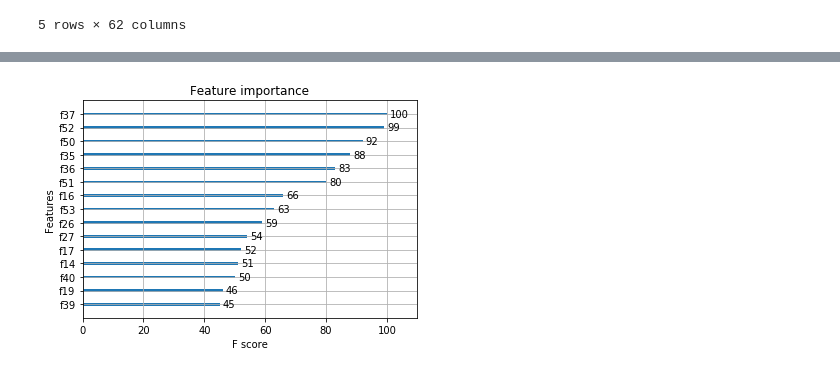
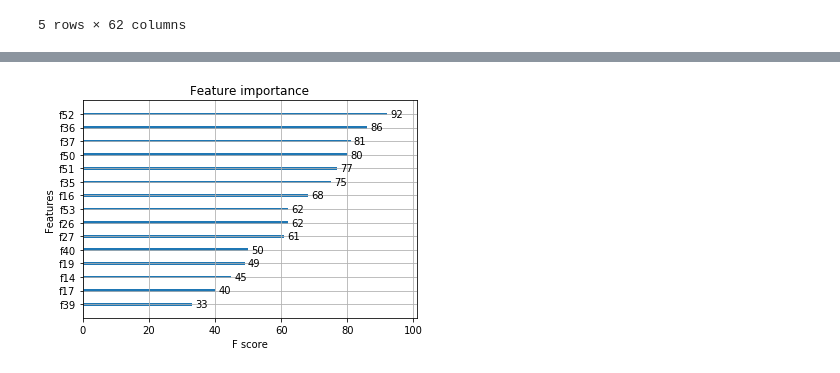
Before and after one commit to TheMoods/MarchMadness, a Jupyter notebook: 4_Jonas_XGB_Ensemble.ipynb, the cells around one changed output, grey strips where cells are left out. Saved outputs shown, nothing was run; the diff lists cells and outputs as text; code cells hidden in the pictures.

```diff
--- a/4_Jonas_XGB_Ensemble.ipynb
+++ b/4_Jonas_XGB_Ensemble.ipynb
@@ -98,7 +101,7 @@ plt.show()
 # %%
 from xgboost import plot_importance
 
-plot_importance(xgb, max_num_features=15)
+plot_importance(xgb, max_num_features=15, importance_type='weight')
 plt.show()
 # %% [output]
-[figure, old version]
+[figure, new version]
```
Also changed, not shown: parts of 1 cell of this notebook.
